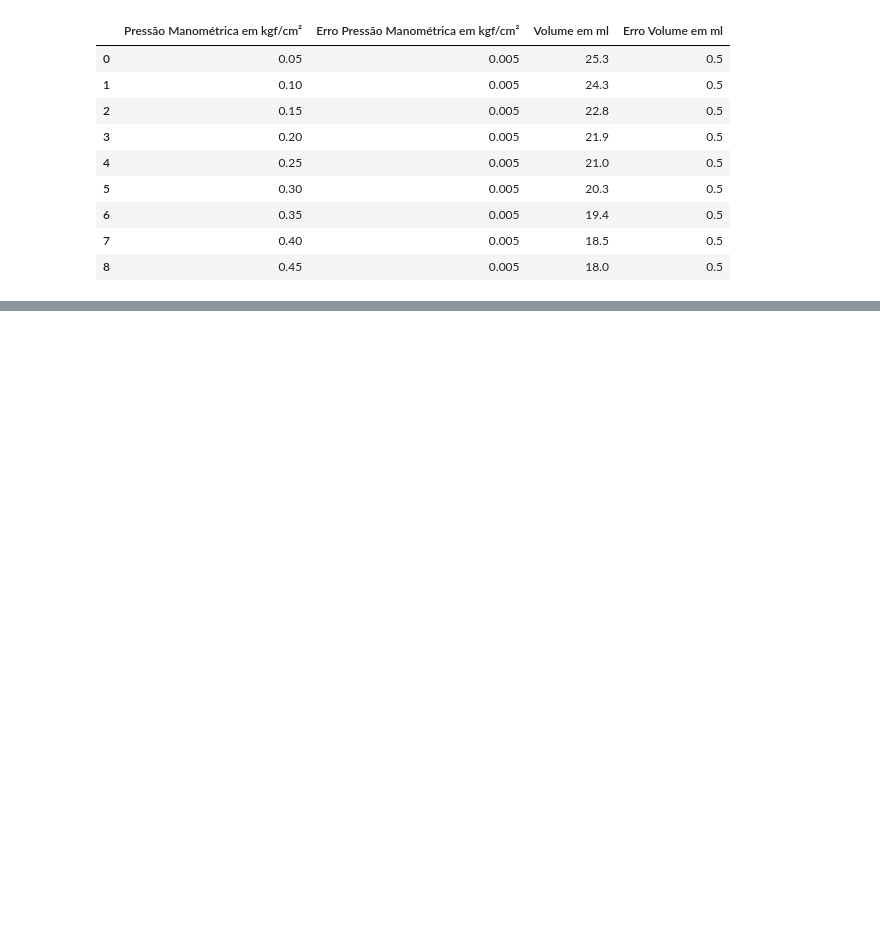
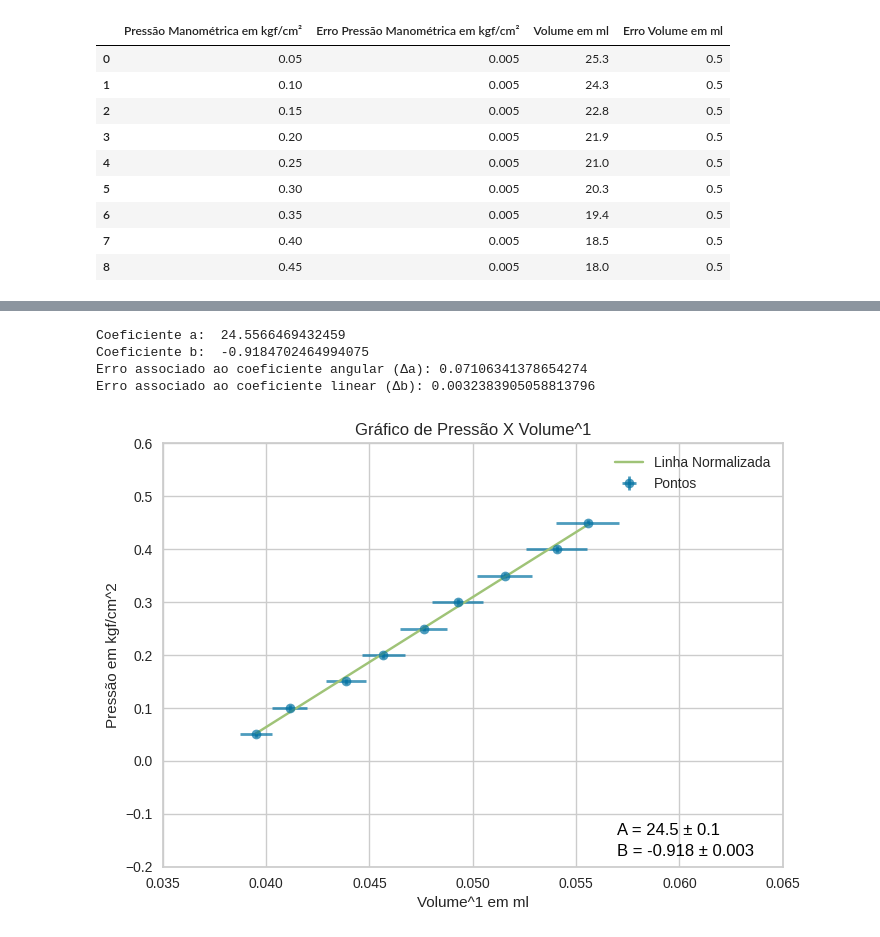
Before and after one commit to Lucas-Andrade-Projetos/codes-deduction-Universal-gas-constant, a Jupyter notebook: Artigo_Projeto_1.ipynb, the cells around one changed output, grey strips where cells are left out. Saved outputs shown, nothing was run; the diff lists cells and outputs as text; code cells hidden in the pictures; blank space fills up the shorter version.

```diff
--- a/Artigo_Projeto_1.ipynb
+++ b/Artigo_Projeto_1.ipynb
@@ -85,0 +122,36 @@ Correlações entre os valores:  0.99889629224831
+# %%
+#Main code parte 2 Linearizações
+
+a, b, erro_a, erro_b = MMQ(recip_vol, list_ps, err_recipv)
+
+# Calculando a linha normalizada para os valores de x
+linha_normalizada = a * recip_vol + b
+
+#Construindo gráfico linearizado
+plt.errorbar(recip_vol, list_ps, xerr = err_recipv, yerr = err_ps, marker='o', linestyle='', label='Pontos', capsize=1, elinewidth=2, alpha = 0.7)
+
+# Adicionando a linha normalizada
+plt.plot(recip_vol, linha_normalizada, linestyle='-', label='Linha Normalizada')
+#Arrumando legendas
+plt.text(0.057,-0.14,'A = 24.5 ± 0.1', fontsize=12, color='black')
+plt.text(0.057,-0.18,'B = -0.918 ± 0.003', fontsize=12, color='black')
+plt.ylim(-0.2, 0.60)
+plt.xlim(0.0350, 0.0650)
+plt.xlabel('Volume^1 em ml')
+plt.ylabel('Pressão em kgf/cm^2')
+plt.title('Gráfico de Pressão X Volume^1')
+plt.legend()
+#Mostrando gráfico
+plt.grid(True)
+plt.show
+
+print('Coeficiente a: ', a)
+print('Coeficiente b: ', b)
+print("Erro associado ao coeficiente angular (Δa):", erro_a)
+print("Erro associado ao coeficiente linear (Δb):", erro_b)
+# %% [output]
+Coeficiente a:  24.5566469432459
+Coeficiente b:  -0.9184702464994075
+Erro associado ao coeficiente angular (Δa): 0.07106341378654274
+Erro associado ao coeficiente linear (Δb): 0.0032383905058813796
+[figure, added]
```
Also changed, not shown: parts of 5 cells of this notebook.
